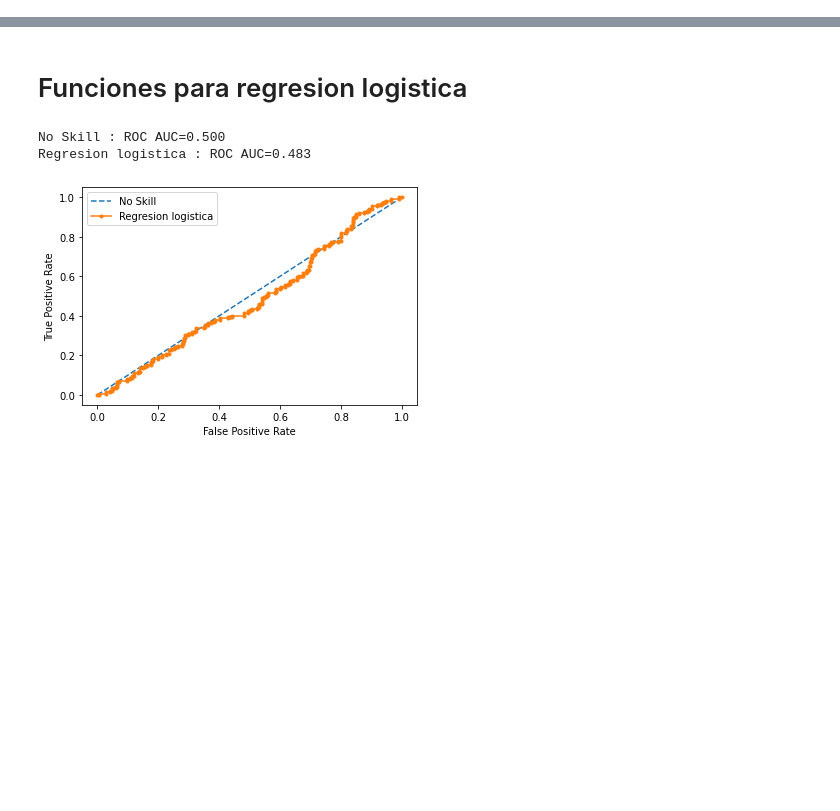
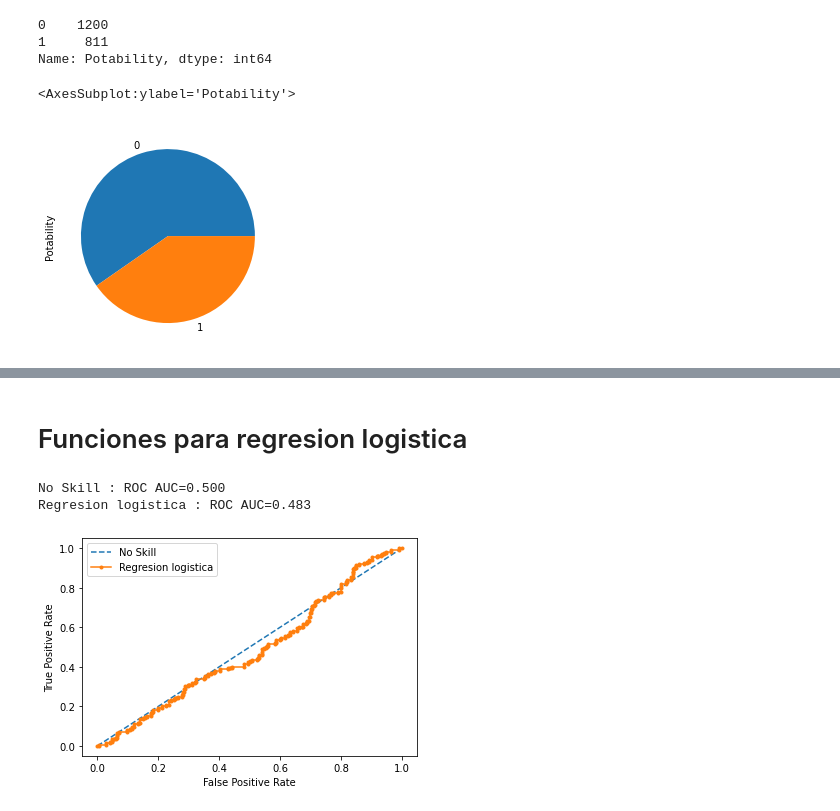
Before and after one commit to miferr/Aprendizaje-Automatico, a Jupyter notebook: Proyecto/Regresion lineal proyecto AA.ipynb, the cells around one changed output, grey strips where cells are left out. Cells and saved outputs as stored; diff of their text form; code cells hidden in the pictures; blank space fills up the shorter version.

```diff
--- a/Proyecto/Regresion lineal proyecto AA.ipynb
+++ b/Proyecto/Regresion lineal proyecto AA.ipynb
@@ -0,0 +73,3 @@
+# %%
+datos = datos.dropna()
+datos.isnull().sum()
@@ -0,0 +88,11 @@
+# %%
+datos.Potability.value_counts()
+# %% [output]
+0    1200
+1     811
+Name: Potability, dtype: int64
+# %%
+datos.Potability.value_counts().plot(kind='pie')
+# %% [output]
+<AxesSubplot:ylabel='Potability'>
+[figure, added]
```
Also changed, not shown: parts of 23 cells of this notebook.
